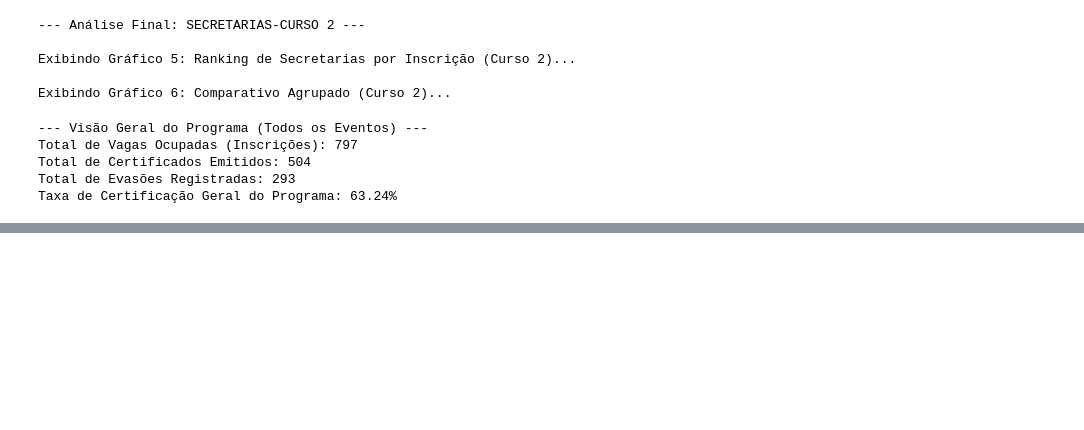
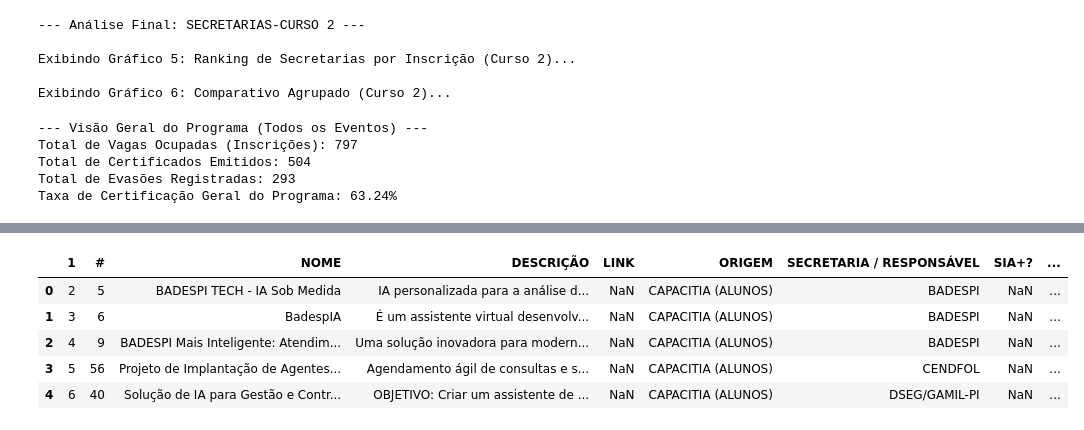
Before and after one commit to alexand7e/capacitia-app, a Jupyter notebook: exploration.ipynb, the cells around one changed output, grey strips where cells are left out. Cells and saved outputs as stored; diff of their text form; code cells hidden in the pictures; blank space fills up the shorter version.

Commit message:
aba de assistentes adicionados + correções

```diff
--- a/exploration.ipynb
+++ b/exploration.ipynb
@@ -425,3 +425,15 @@ Total de Vagas Ocupadas (Inscrições): 797
 Total de Certificados Emitidos: 504
 Total de Evasões Registradas: 293
 Taxa de Certificação Geral do Programa: 63.24%
+# %%
+import pandas as pd
+
+tab1 = "https://docs.google.com/spreadsheets/d/e/2PACX-1vQLcc_iCM1W3vJiiT1Dpu5zFSakEaL4yQYcmzGld--b83giWuHDPKQA_1jwpicbNY8eP5X3ZT2qlCFW/pubhtml"
+tab2 = "https://docs.google.com/spreadsheets/d/e/2PACX-1vT04wuoclB0hqIpg72X6uCut_SSDsF5Hw70wa5R1EIwIgLhOgi4ffflFb39R68H6jAIhNVf-OmJ9Dmv/pubhtml"
+
+df = pd.read_html(tab1, header=1, encoding="utf-8")[0]
+df2 = pd.read_html(tab2, header=1, encoding="utf-8")[0]
+# %%
+display(df.head())
+display(df2.head())
+# %% [output]
@@ -427,0 +446,6 @@ Taxa de Certificação Geral do Programa: 63.24%
+|  | 1 | # | NOME | DESCRIÇÃO | LINK | ORIGEM | SECRETARIA / RESPONSÁVEL | SIA+? | ... |
+| 0 | 2 | 5 | BADESPI TECH - IA Sob Medida | IA personalizada para a análise d... | NaN | CAPACITIA (ALUNOS) | BADESPI | NaN | ... |
+| 1 | 3 | 6 | BadespIA | É um assistente virtual desenvolv... | NaN | CAPACITIA (ALUNOS) | BADESPI | NaN | ... |
+| 2 | 4 | 9 | BADESPI Mais Inteligente: Atendim... | Uma solução inovadora para modern... | NaN | CAPACITIA (ALUNOS) | BADESPI | NaN | ... |
+| 3 | 5 | 56 | Projeto de Implantação de Agentes... | Agendamento ágil de consultas e s... | NaN | CAPACITIA (ALUNOS) | CENDFOL | NaN | ... |
+| 4 | 6 | 40 | Solução de IA para Gestão e Contr... | OBJETIVO: Criar um assistente de ... | NaN | CAPACITIA (ALUNOS) | DSEG/GAMIL-PI | NaN | ... |
```
Also changed, not shown: parts of 1 cell of this notebook, 4 other files.
